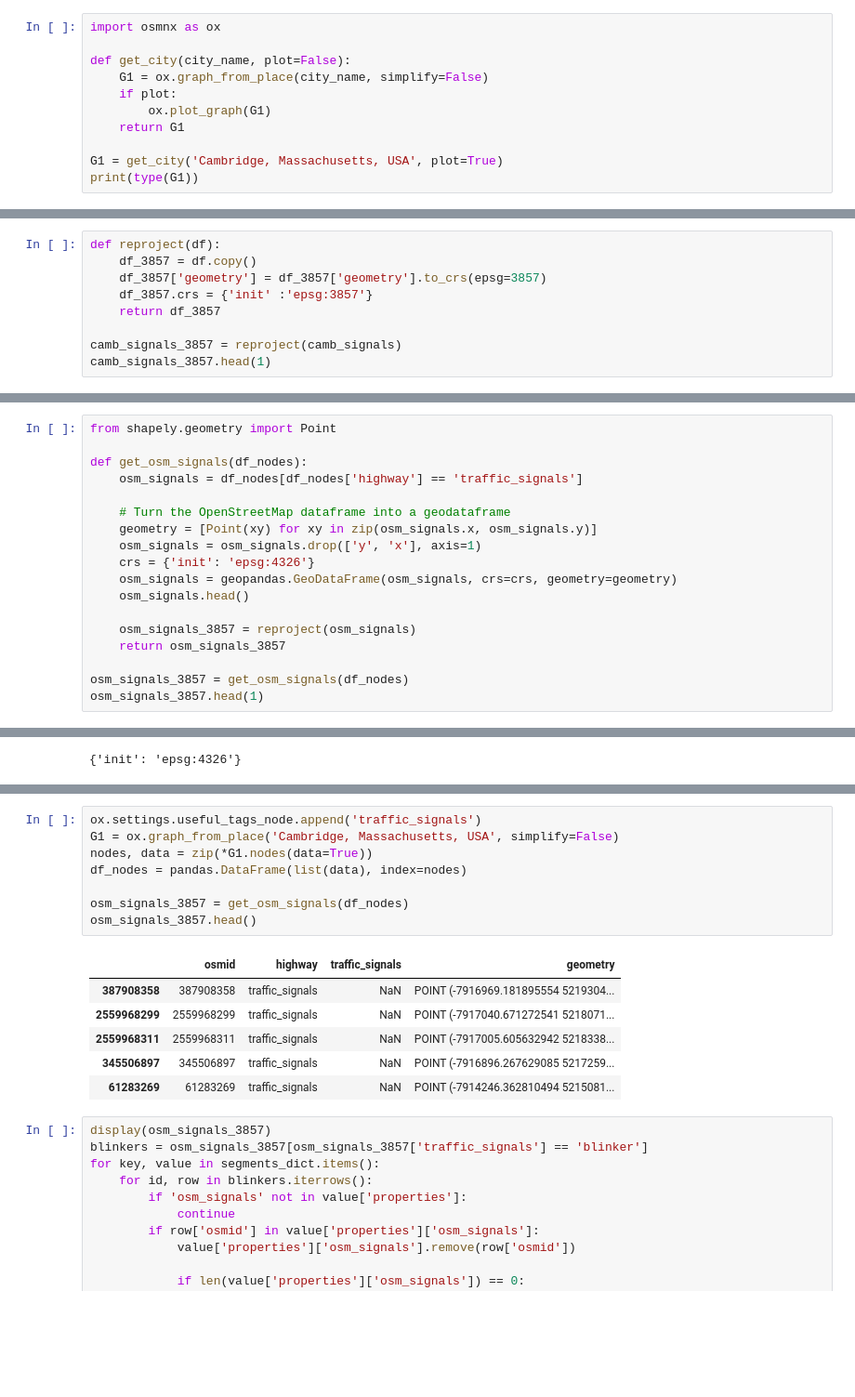
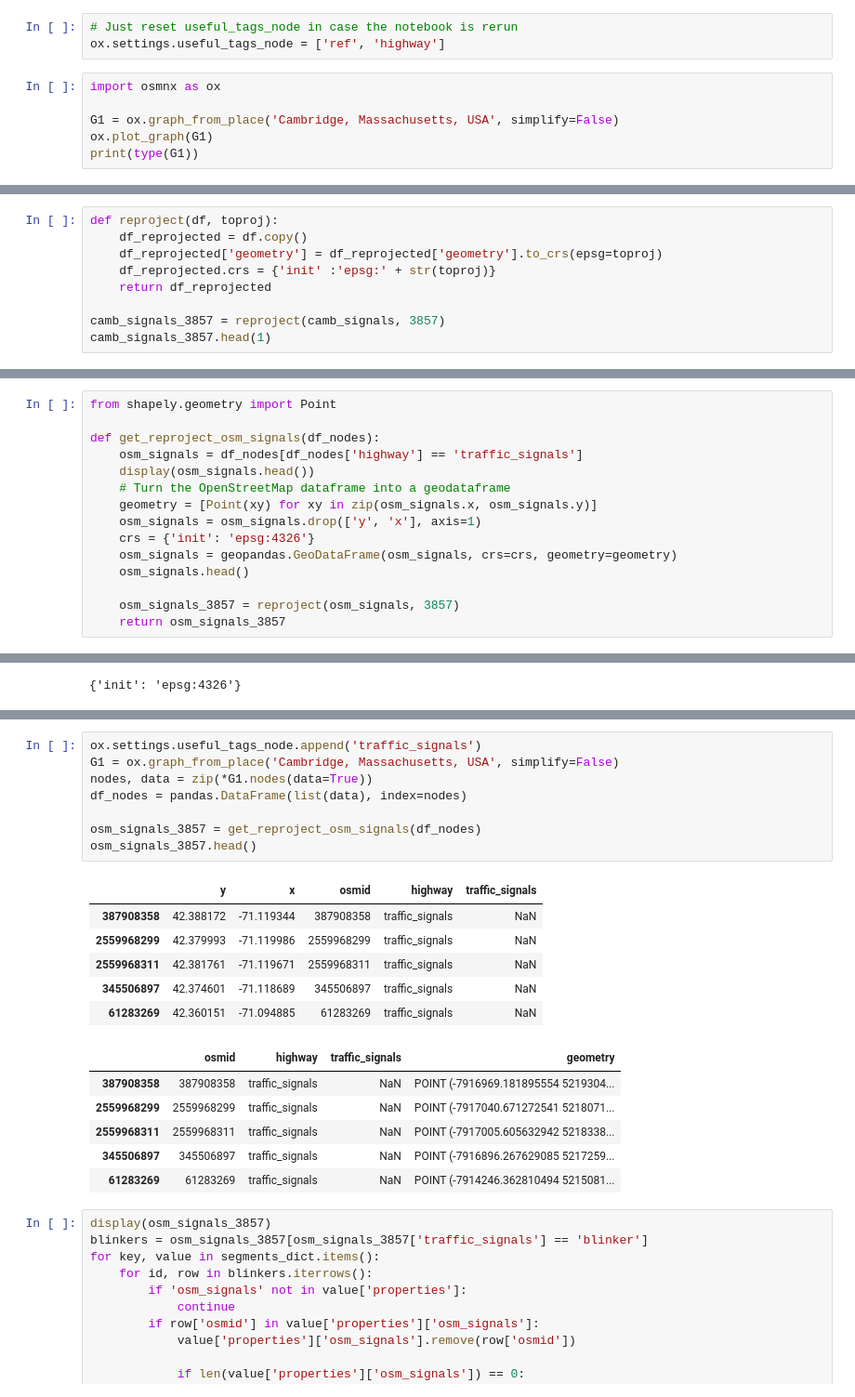
Before and after one commit to j-t-t/presentations, a Jupyter notebook: pydata-2019/pydata.ipynb, the cells around one changed output, grey strips where cells are left out. Shown at 93% size. Cells and saved outputs as stored; diff of their text form; blank space fills up the shorter version.

```diff
--- a/pydata-2019/pydata.ipynb
+++ b/pydata-2019/pydata.ipynb
@@ -102,16 +87,14 @@ There are a lot more features we are interested in incorporating, e.g.
     - [osmnx tutorial](https://geoffboeing.com/2016/11/osmnx-python-street-networks/)
 # %% [markdown]
 # Using osmnx to get a city's road network
+# %%
+# Just reset useful_tags_node in case the notebook is rerun
+ox.settings.useful_tags_node = ['ref', 'highway']
 # %%
 import osmnx as ox
 
-def get_city(city_name, plot=False):
-    G1 = ox.graph_from_place(city_name, simplify=False)
-    if plot:
-        ox.plot_graph(G1)
-    return G1
-
-G1 = get_city('Cambridge, Massachusetts, USA', plot=True)
+G1 = ox.graph_from_place('Cambridge, Massachusetts, USA', simplify=False)
+ox.plot_graph(G1)
 print(type(G1))
 # %% [output]
 [figure]
@@ -290,11 +274,11 @@ Massachusetts Mainland projection
 # %%
-def reproject(df):
-    df_3857 = df.copy()
-    df_3857['geometry'] = df_3857['geometry'].to_crs(epsg=3857)
-    df_3857.crs = {'init' :'epsg:3857'}
-    return df_3857
+def reproject(df, toproj):
+    df_reprojected = df.copy()
+    df_reprojected['geometry'] = df_reprojected['geometry'].to_crs(epsg=toproj)
+    df_reprojected.crs = {'init' :'epsg:' + str(toproj)}
+    return df_reprojected
 
-camb_signals_3857 = reproject(camb_signals)
+camb_signals_3857 = reproject(camb_signals, 3857)
 camb_signals_3857.head(1)
 # %% [output]
 |  | ID | Location | Jurisdicti | Contact | geometry |
@@ -304,9 +302,9 @@ camb_signals_3857.head(1)
 # %%
 from shapely.geometry import Point
 
-def get_osm_signals(df_nodes):
+def get_reproject_osm_signals(df_nodes):
     osm_signals = df_nodes[df_nodes['highway'] == 'traffic_signals']
-
+    display(osm_signals.head())
     # Turn the OpenStreetMap dataframe into a geodataframe
     geometry = [Point(xy) for xy in zip(osm_signals.x, osm_signals.y)]
     osm_signals = osm_signals.drop(['y', 'x'], axis=1)
@@ -314,8 +312,5 @@ def get_osm_signals(df_nodes):
     osm_signals = geopandas.GeoDataFrame(osm_signals, crs=crs, geometry=geometry)
     osm_signals.head()
 
-    osm_signals_3857 = reproject(osm_signals)
+    osm_signals_3857 = reproject(osm_signals, 3857)
     return osm_signals_3857
-
-osm_signals_3857 = get_osm_signals(df_nodes)
-osm_signals_3857.head(1)
@@ -423,18 +445,24 @@ osm_only_4326.to_file("osm_only.geojson", driver='GeoJSON')
 # %%
 ox.settings.useful_tags_node.append('traffic_signals')
 G1 = ox.graph_from_place('Cambridge, Massachusetts, USA', simplify=False)
 nodes, data = zip(*G1.nodes(data=True))
 df_nodes = pandas.DataFrame(list(data), index=nodes)
 
-osm_signals_3857 = get_osm_signals(df_nodes)
+osm_signals_3857 = get_reproject_osm_signals(df_nodes)
 osm_signals_3857.head()
 # %% [output]
-|  | osmid | highway | traffic_signals | geometry |
-| 387908358 | 387908358 | traffic_signals | NaN | POINT (-7916969.181895554 5219304... |
-| 2559968299 | 2559968299 | traffic_signals | NaN | POINT (-7917040.671272541 5218071... |
-| 2559968311 | 2559968311 | traffic_signals | NaN | POINT (-7917005.605632942 5218338... |
-| 345506897 | 345506897 | traffic_signals | NaN | POINT (-7916896.267629085 5217259... |
-| 61283269 | 61283269 | traffic_signals | NaN | POINT (-7914246.362810494 5215081... |
+|  | y | x | osmid | highway | traffic_signals |
+| 387908358 | 42.388172 | -71.119344 | 387908358 | traffic_signals | NaN |
+| 2559968299 | 42.379993 | -71.119986 | 2559968299 | traffic_signals | NaN |
+| 2559968311 | 42.381761 | -71.119671 | 2559968311 | traffic_signals | NaN |
+| 345506897 | 42.374601 | -71.118689 | 345506897 | traffic_signals | NaN |
+| 61283269 | 42.360151 | -71.094885 | 61283269 | traffic_signals | NaN |
+|  | osmid | highway | traffic_signals | geometry |
+| 387908358 | 387908358 | traffic_signals | NaN | POINT (-7916969.181895554 5219304... |
+| 2559968299 | 2559968299 | traffic_signals | NaN | POINT (-7917040.671272541 5218071... |
+| 2559968311 | 2559968311 | traffic_signals | NaN | POINT (-7917005.605632942 5218338... |
+| 345506897 | 345506897 | traffic_signals | NaN | POINT (-7916896.267629085 5217259... |
+| 61283269 | 61283269 | traffic_signals | NaN | POINT (-7914246.362810494 5215081... |
 # %%
 display(osm_signals_3857)
 blinkers = osm_signals_3857[osm_signals_3857['traffic_signals'] == 'blinker']
```
Also changed, not shown: parts of 34 cells of this notebook, 6 other files.
